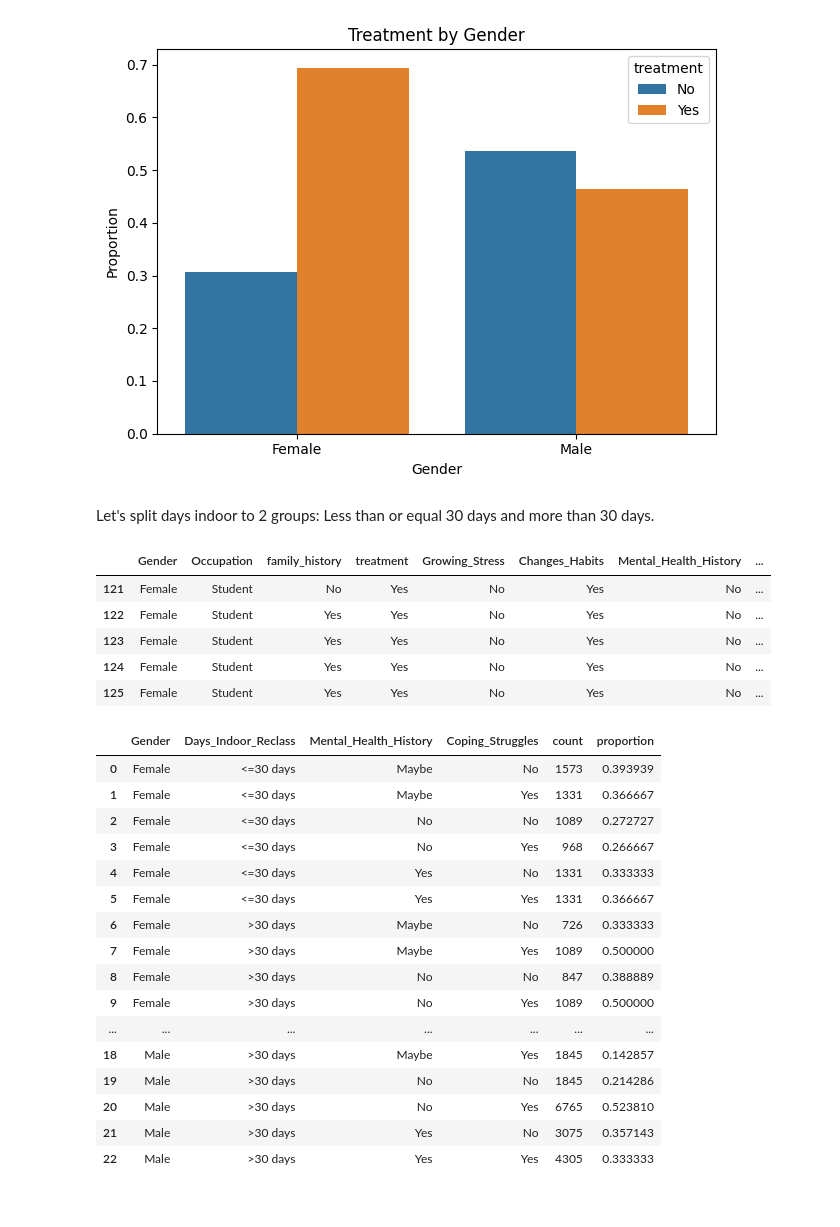
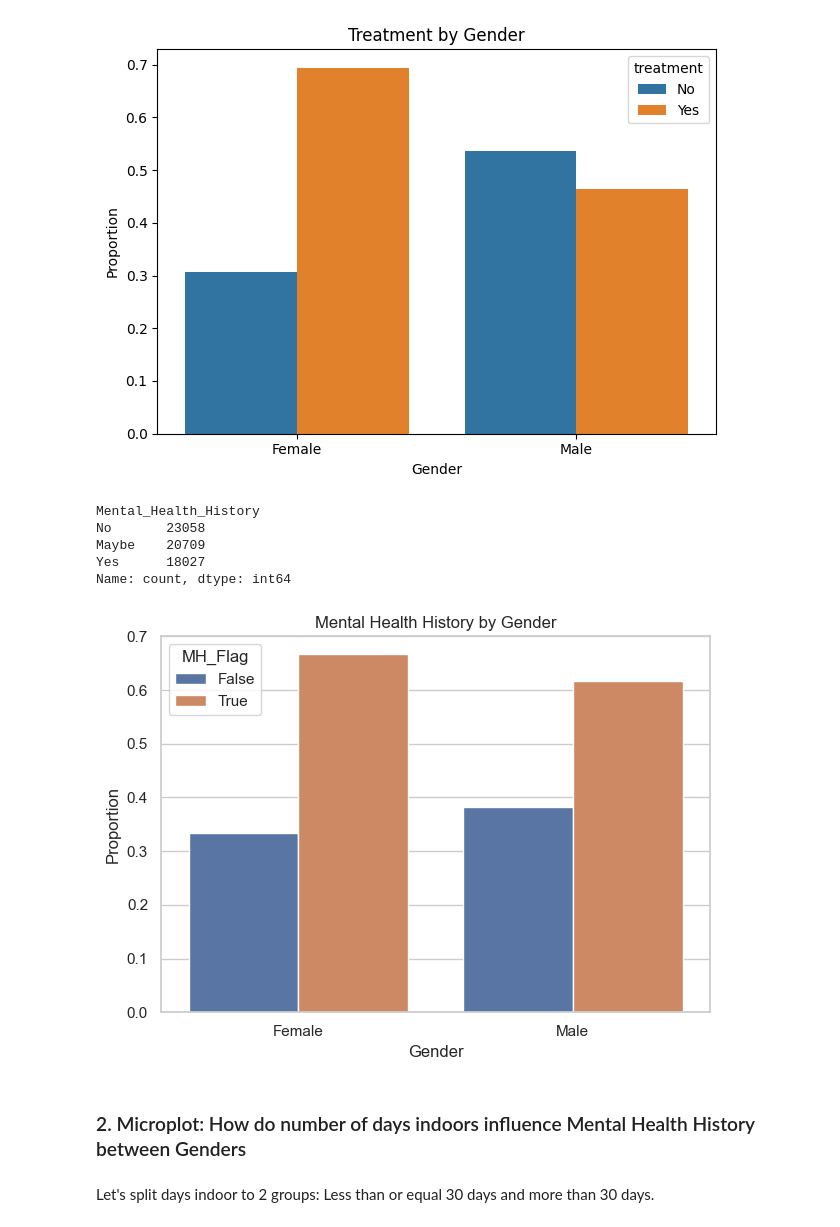
Before and after one commit to qiuzihao88/DSA4262, a Jupyter notebook: assignment1.ipynb, the cells around one changed output. Drawn from its saved outputs; the diff is of its cells as text; code cells hidden in the pictures.

```diff
--- a/assignment1.ipynb
+++ b/assignment1.ipynb
@@ -72,9 +81,9 @@ for col in df_1.columns:
 
 # To narrow the scope, let's just focus on Students
 
-df_1 = df_1[df_1['Occupation'] == 'Student']
+students = df_1[df_1['Occupation'] == 'Student']
 
-df_1 = df_1.drop(columns=['Timestamp', 'self_employed', 'Country'], inplace=False)
+students = students.drop(columns=['Timestamp', 'self_employed', 'Country'], inplace=False)
 
 # yes_no_cols = ["family_history", "treatment", "Growing_Stress", "Changes_Habits", "Mental_Health_History", "Coping_Struggles", "Work_Interest", "Social_Weakness"]
 # df_1[yes_no_cols] = df_1[yes_no_cols].apply(lambda col: col.map({"Yes": 1, "No": 0}))
@@ -117,55 +118,28 @@ plt.tight_layout()
 plt.show()
 # %% [output]
 [figure]
+# %%
+students["MH_Flag"] = students["Mental_Health_History"].isin(["Yes", "Maybe"])
+# %%
+students["Mental_Health_History"].value_counts()
+# %% [output]
+Mental_Health_History
+No       23058
+Maybe    20709
+Yes      18027
+Name: count, dtype: int64
+# %%
+grouped = students.groupby(["Gender", "MH_Flag"]).size().reset_index(name="count")
+grouped["proportion"] = grouped.groupby("Gender")["count"].transform(lambda x: x / x.sum())
+
+sns.barplot(data=grouped, x="Gender", y="proportion", hue="MH_Flag")
+plt.ylabel("Proportion")
+plt.title("Mental Health History by Gender")
+plt.tight_layout()
+plt.show()
+# %% [output]
+[figure, added]
+# %% [markdown]
+### 2. Microplot: How do number of days indoors influence Mental Health History between Genders
 # %% [markdown]
 Let's split days indoor to 2 groups: Less than or equal 30 days and more than 30 days.
-# %%
-# Function to reclassify
-def reclassify_days(x):
-    if x in ["Go out Every day", "1-14 days", "15-30 days"]:
-        return "<=30 days"
-    elif x in ["31-60 days", "More than 2 months"]:
-        return ">30 days"
-    else:
-        return "Unknown"
-
-# Apply function
-df_1['Days_Indoor_Reclass'] = df_1['Days_Indoors'].apply(reclassify_days)
-df_1.drop(columns=['Days_Indoors'], inplace=True)
-
-df_1.head()
-# %% [output]
-|  | Gender | Occupation | family_history | treatment | Growing_Stress | Changes_Habits | Mental_Health_History | ... |
-| 121 | Female | Student | No | Yes | No | Yes | No | ... |
-| 122 | Female | Student | Yes | Yes | No | Yes | No | ... |
-| 123 | Female | Student | Yes | Yes | No | Yes | No | ... |
-| 124 | Female | Student | Yes | Yes | No | Yes | No | ... |
-| 125 | Female | Student | Yes | Yes | No | Yes | No | ... |
-# %%
-grouped = (
-    df_1.groupby(["Gender", "Days_Indoor_Reclass", "Mental_Health_History", "Coping_Struggles"])
-      .size()
-      .reset_index(name="count")
-)
-
-grouped["proportion"] = grouped.groupby(["Gender", "Days_Indoor_Reclass", "Coping_Struggles"])["count"].transform(lambda x: x / x.sum())
-
-grouped
-# %% [output]
-|  | Gender | Days_Indoor_Reclass | Mental_Health_History | Coping_Struggles | count | proportion |
-| 0 | Female | <=30 days | Maybe | No | 1573 | 0.393939 |
-| 1 | Female | <=30 days | Maybe | Yes | 1331 | 0.366667 |
-| 2 | Female | <=30 days | No | No | 1089 | 0.272727 |
-| 3 | Female | <=30 days | No | Yes | 968 | 0.266667 |
-| 4 | Female | <=30 days | Yes | No | 1331 | 0.333333 |
-| 5 | Female | <=30 days | Yes | Yes | 1331 | 0.366667 |
-| 6 | Female | >30 days | Maybe | No | 726 | 0.333333 |
-| 7 | Female | >30 days | Maybe | Yes | 1089 | 0.500000 |
-| 8 | Female | >30 days | No | No | 847 | 0.388889 |
-| 9 | Female | >30 days | No | Yes | 1089 | 0.500000 |
-| ... | ... | ... | ... | ... | ... | ... |
-| 18 | Male | >30 days | Maybe | Yes | 1845 | 0.142857 |
-| 19 | Male | >30 days | No | No | 1845 | 0.214286 |
-| 20 | Male | >30 days | No | Yes | 6765 | 0.523810 |
-| 21 | Male | >30 days | Yes | No | 3075 | 0.357143 |
-| 22 | Male | >30 days | Yes | Yes | 4305 | 0.333333 |
```
Also changed, not shown: parts of 15 cells of this notebook.
